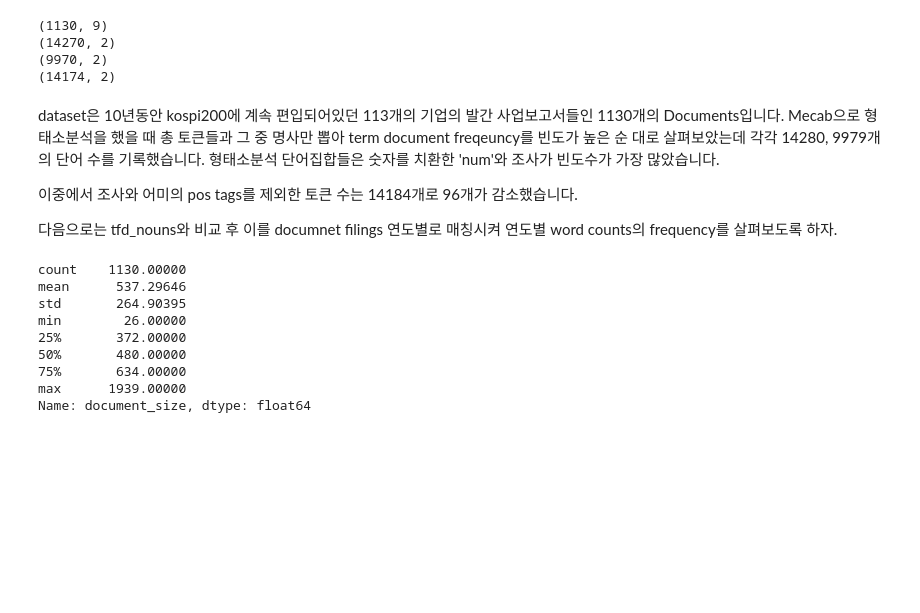
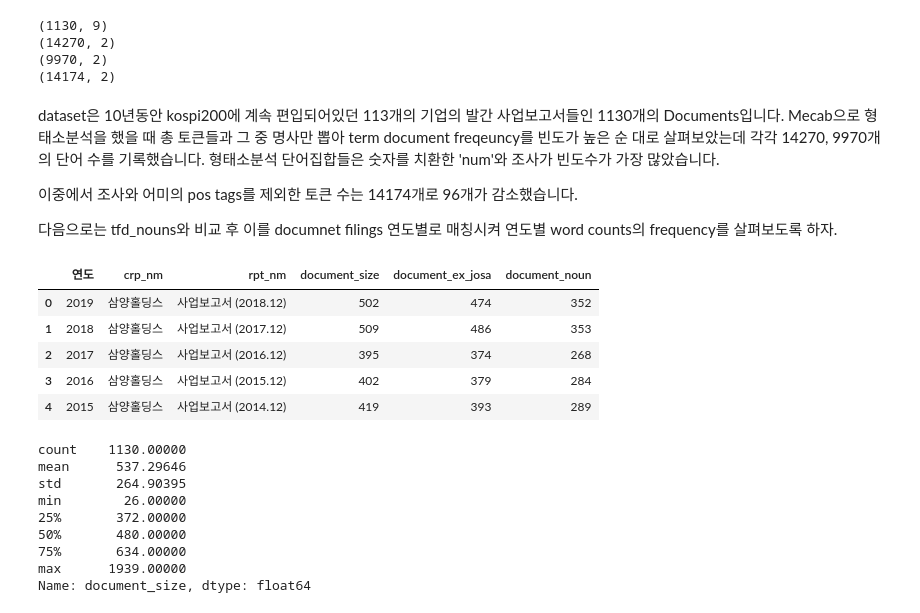
Before and after one commit to Yphy/Textmining, a Jupyter notebook: md&a_analysis/Similarity_Cohen_Malloy_Nguyen(2019)LAZY PRICES.ipynb, the cells around one changed output. Cells and saved outputs as stored; diff of their text form; code cells hidden in the pictures; blank space fills up the shorter version.

```diff
--- a/md&a_analysis/Similarity_Cohen_Malloy_Nguyen(2019)LAZY PRICES.ipynb
+++ b/md&a_analysis/Similarity_Cohen_Malloy_Nguyen(2019)LAZY PRICES.ipynb
@@ -116,18 +100,29 @@ print(tfd_ex_josa.shape) #어미와 조사 태그 제거 후 94개 token 감소
 (14174, 2)
 # %% [markdown]
 dataset은 10년동안 kospi200에 계속 편입되어있던 113개의 기업의 발간 사업보고서들인 1130개의 Documents입니다.
-Mecab으로 형태소분석을 했을 때 총 토큰들과 그 중 명사만 뽑아 term document freqeuncy를 빈도가 높은 순 대로 살펴보았는데 각각 14280, 9979개의 단어 수를 기록했습니다. 형태소분석 단어집합들은 숫자를 치환한 'num'와 조사가 빈도수가 가장 많았습니다.
+Mecab으로 형태소분석을 했을 때 총 토큰들과 그 중 명사만 뽑아 term document freqeuncy를 빈도가 높은 순 대로 살펴보았는데 각각 14270, 9970개의 단어 수를 기록했습니다. 형태소분석 단어집합들은 숫자를 치환한 'num'와 조사가 빈도수가 가장 많았습니다.
 
-이중에서 조사와 어미의 pos tags를 제외한 토큰 수는 14184개로 96개가 감소했습니다.
+이중에서 조사와 어미의 pos tags를 제외한 토큰 수는 14174개로 96개가 감소했습니다.
 
 다음으로는 tfd_nouns와 비교 후 이를 documnet filings 연도별로 매칭시켜 연도별 word counts의 frequency를 살펴보도록 하자.
 # %%
 df_count = df.copy()
 df_count = df_count.loc[:,['연도','crp_nm','rpt_nm']]
 word_count_ls = [len(word_count(x).items()) for x in df.str_tokens]
+word_count_ex_josa = [len(word_count(x).items()) for x in df.str_ex_josa]
 word_count_noun_ls = [len(word_count(x).items()) for x in df.str_nouns]
 df_count['document_size'] = word_count_ls
-df_count['document_noun_size'] = word_count_noun_ls
+df_count['document_ex_josa'] = word_count_ex_josa
+df_count['document_noun'] = word_count_noun_ls
+
+df_count.head()
+# %% [output]
+|  | 연도 | crp_nm | rpt_nm | document_size | document_ex_josa | document_noun |
+| 0 | 2019 | 삼양홀딩스 | 사업보고서 (2018.12) | 502 | 474 | 352 |
+| 1 | 2018 | 삼양홀딩스 | 사업보고서 (2017.12) | 509 | 486 | 353 |
+| 2 | 2017 | 삼양홀딩스 | 사업보고서 (2016.12) | 395 | 374 | 268 |
+| 3 | 2016 | 삼양홀딩스 | 사업보고서 (2015.12) | 402 | 379 | 284 |
+| 4 | 2015 | 삼양홀딩스 | 사업보고서 (2014.12) | 419 | 393 | 289 |
 # %%
 df_count.document_size.describe()
 # %% [output]
```
Also changed, not shown: parts of 19 cells of this notebook, 2 other files.
